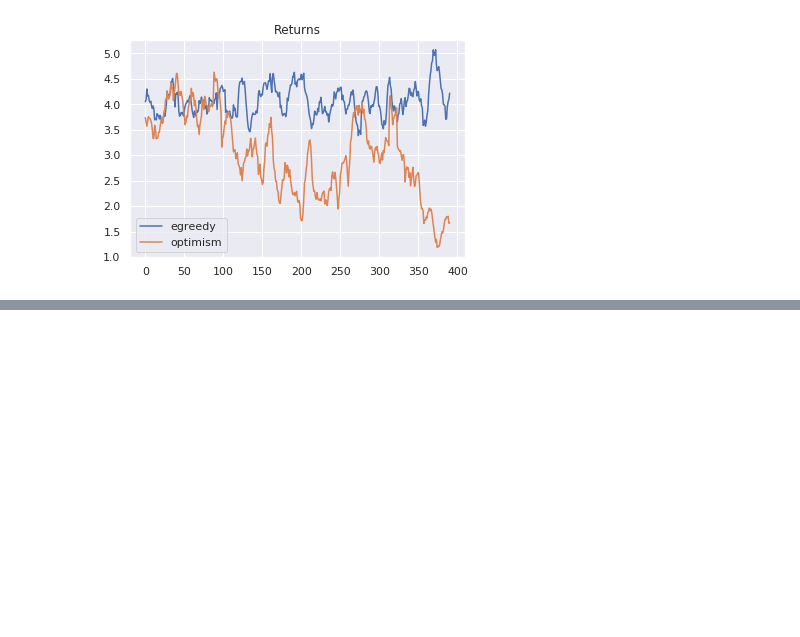
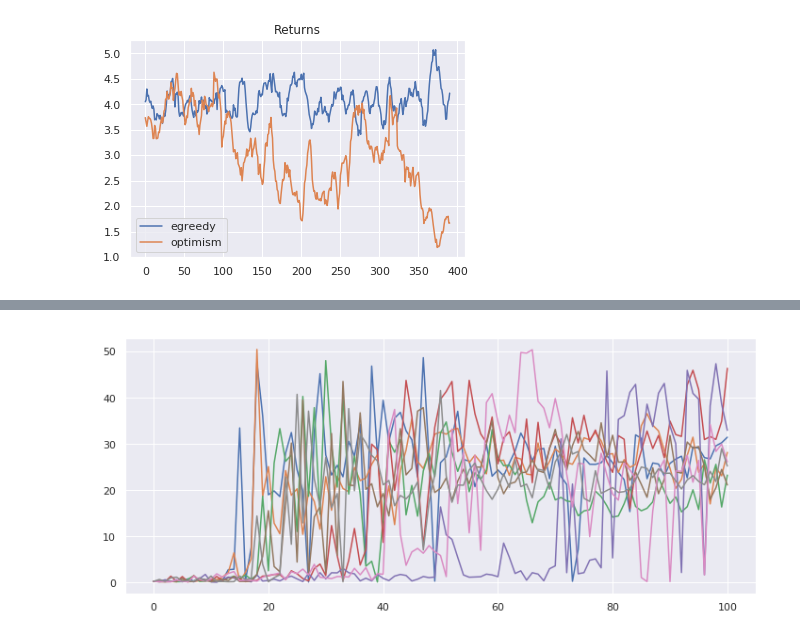
Before and after one commit to Rkeramati/cvar, a Jupyter notebook: hiv/Final Step by Step check.ipynb, the cells around one changed output, grey strips where cells are left out. Cells and saved outputs as stored; diff of their text form; code cells hidden in the pictures; blank space fills up the shorter version.

```diff
--- a/hiv/Final Step by Step check.ipynb
+++ b/hiv/Final Step by Step check.ipynb
@@ -354,0 +399,7 @@ Text(0.5,1,'Returns')
+# %%
+plt.figure(figsize=(12, 5))
+for tune in [1,2,3,5,10, 7,8,9]:
+    data = pickle.load(open('results/e_50_tune%d_%d.p'%(tune, num), 'rb'))
+    plt.plot(np.mean(data['evaluation_returns'], axis=-1))
+# %% [output]
+[figure, added]
```
Also changed, not shown: parts of 5 cells of this notebook, 1 other file.
